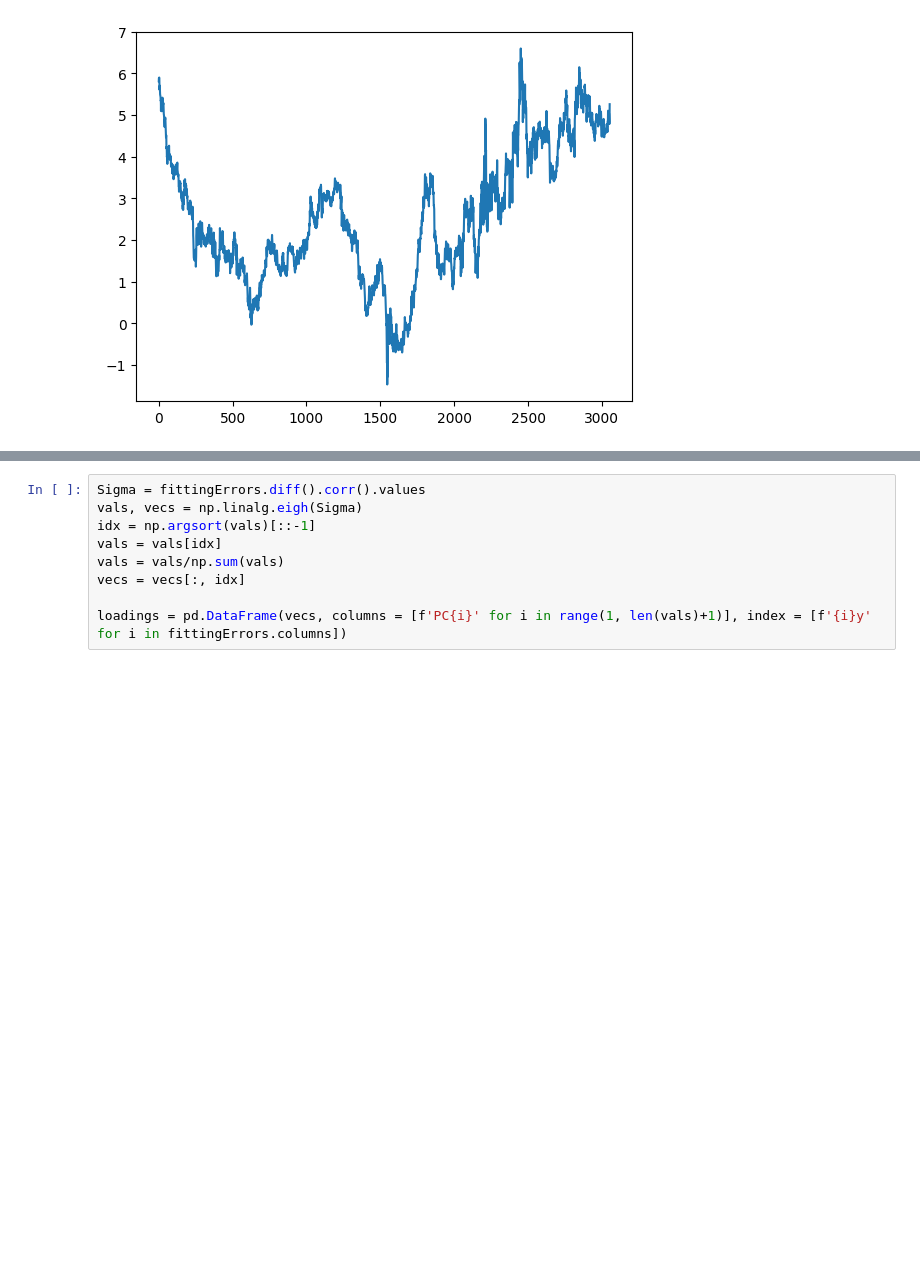
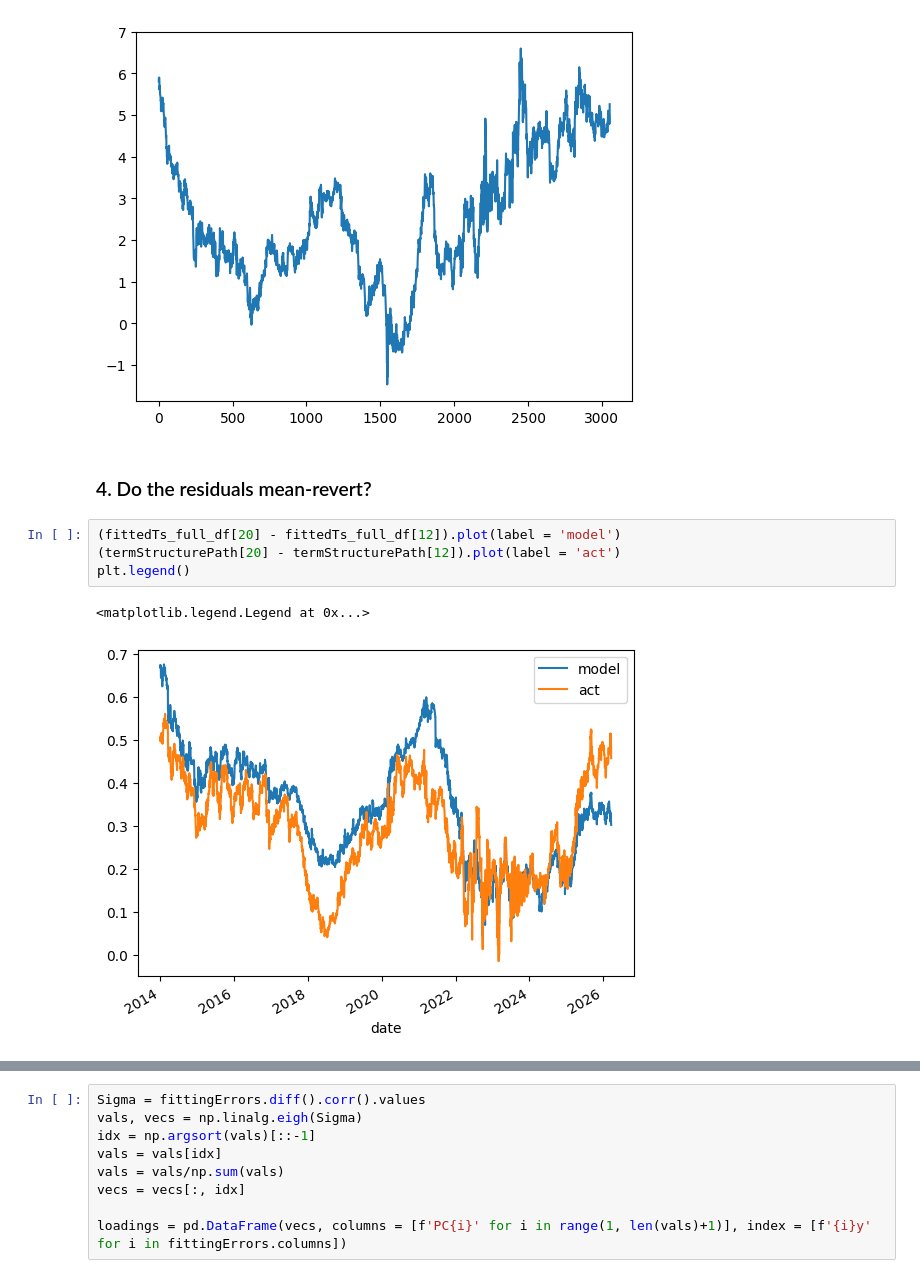
Before and after one commit to riccardocorradi/gaussplus_rv, a Jupyter notebook: treasury.ipynb, the cells around one changed output, grey strips where cells are left out. Saved outputs shown, nothing was run; the diff lists cells and outputs as text; blank space fills up the shorter version.

```diff
--- a/treasury.ipynb
+++ b/treasury.ipynb
@@ -428,3 +479,12 @@ plt.plot(cal.expectedShortRateSeries(tau = 14, tauPrime = 15, deltaTau=1, **calP
 # %% [output]
 [<matplotlib.lines.Line2D at 0x...>]
 [figure]
+# %% [markdown]
+### 4. Do the residuals mean-revert?
+# %%
+(fittedTs_full_df[20] - fittedTs_full_df[12]).plot(label = 'model')
+(termStructurePath[20] - termStructurePath[12]).plot(label = 'act')
+plt.legend()
+# %% [output]
+<matplotlib.legend.Legend at 0x...>
+[figure, added]
```
Also changed, not shown: parts of 36 cells of this notebook.
